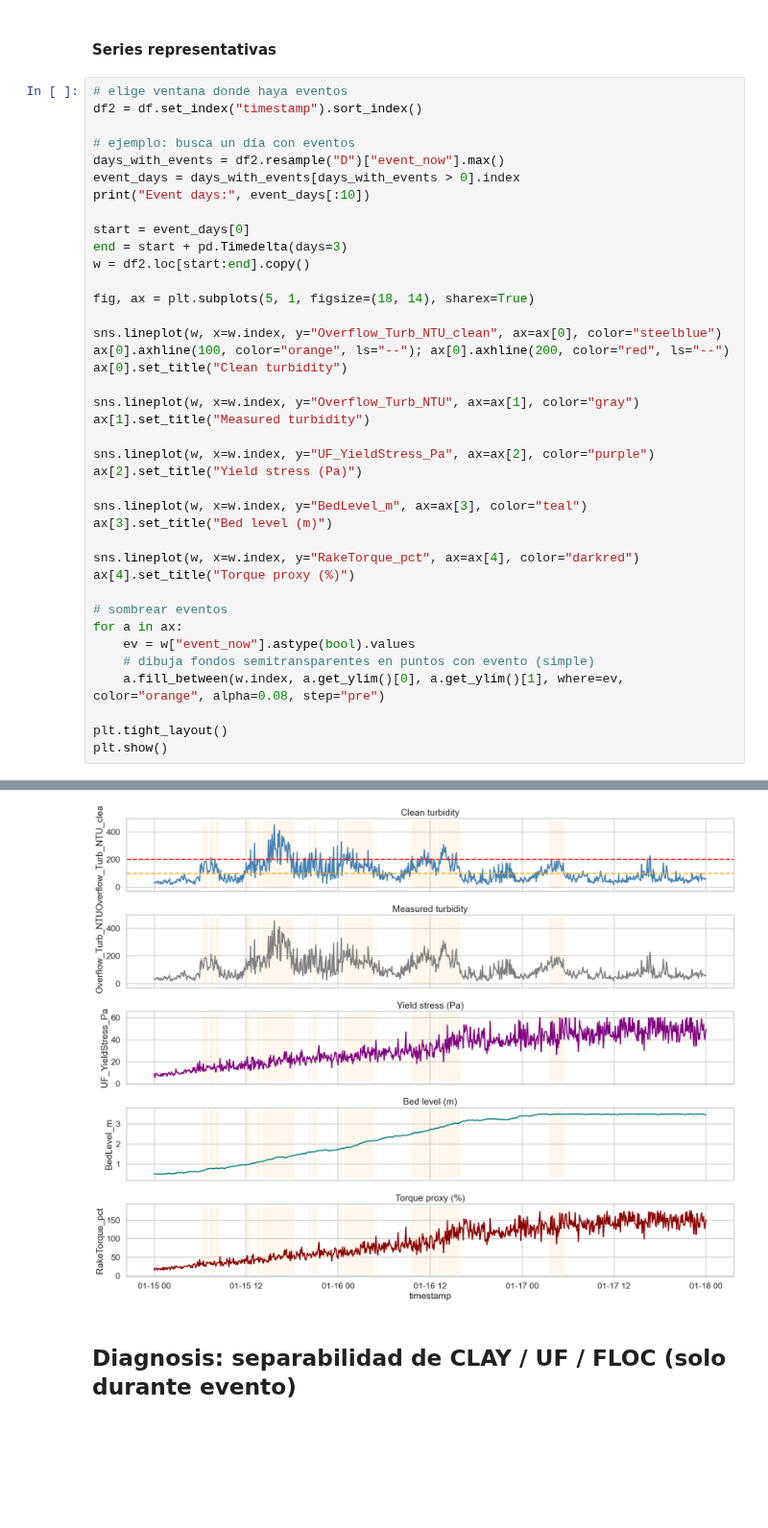
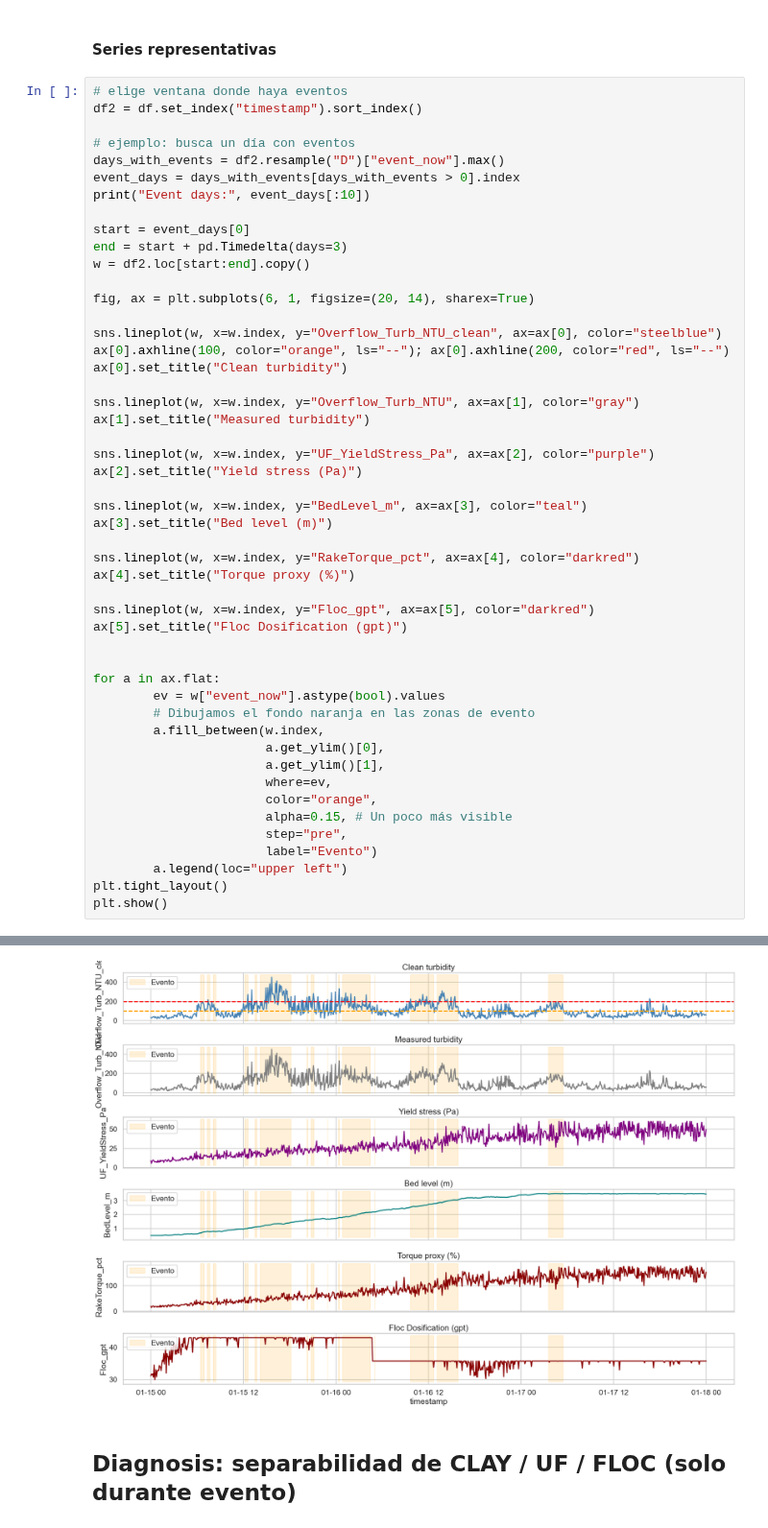
Before and after one commit to MatiasValenzuelaMunoz/Thickener-Water-Recovery-Sentinel-TWS, a Jupyter notebook: notebooks/01_eda.ipynb, the cells around one changed output, grey strips where cells are left out. Shown at 96% size. Saved outputs shown, nothing was run; the diff lists cells and outputs as text; blank space fills up the shorter version.

```diff
--- a/notebooks/01_eda.ipynb
+++ b/notebooks/01_eda.ipynb
@@ -106,40 +106,50 @@ print("Event days:", event_days[:10])
 
 start = event_days[0]
 end = start + pd.Timedelta(days=3)
 w = df2.loc[start:end].copy()
 
-fig, ax = plt.subplots(5, 1, figsize=(18, 14), sharex=True)
+fig, ax = plt.subplots(6, 1, figsize=(20, 14), sharex=True)
 
 sns.lineplot(w, x=w.index, y="Overflow_Turb_NTU_clean", ax=ax[0], color="steelblue")
 ax[0].axhline(100, color="orange", ls="--"); ax[0].axhline(200, color="red", ls="--")
 ax[0].set_title("Clean turbidity")
 
 sns.lineplot(w, x=w.index, y="Overflow_Turb_NTU", ax=ax[1], color="gray")
 ax[1].set_title("Measured turbidity")
 
 sns.lineplot(w, x=w.index, y="UF_YieldStress_Pa", ax=ax[2], color="purple")
 ax[2].set_title("Yield stress (Pa)")
 
 sns.lineplot(w, x=w.index, y="BedLevel_m", ax=ax[3], color="teal")
 ax[3].set_title("Bed level (m)")
 
 sns.lineplot(w, x=w.index, y="RakeTorque_pct", ax=ax[4], color="darkred")
 ax[4].set_title("Torque proxy (%)")
 
-# sombrear eventos
-for a in ax:
-    ev = w["event_now"].astype(bool).values
-    # dibuja fondos semitransparentes en puntos con evento (simple)
-    a.fill_between(w.index, a.get_ylim()[0], a.get_ylim()[1], where=ev, color="orange", alpha=0.08, step="pre")
+sns.lineplot(w, x=w.index, y="Floc_gpt", ax=ax[5], color="darkred")
+ax[5].set_title("Floc Dosification (gpt)")
 
+
+for a in ax.flat:
+        ev = w["event_now"].astype(bool).values
+        # Dibujamos el fondo naranja en las zonas de evento
+        a.fill_between(w.index,
+                       a.get_ylim()[0],
+                       a.get_ylim()[1],
+                       where=ev,
+                       color="orange",
+                       alpha=0.15, # Un poco más visible
+                       step="pre",
+                       label="Evento")
+        a.legend(loc="upper left")
 plt.tight_layout()
 plt.show()
 # %% [output]
 Event days: DatetimeIndex(['2026-01-15', '2026-01-16', '2026-01-17', '2026-01-18',
                '2026-01-19', '2026-01-20', '2026-01-21', '2026-01-22',
                '2026-01-23', '2026-01-24'],
               dtype='datetime64[us]', name='timestamp', freq=None)
-[figure, old version]
+[figure, new version]
 # %% [markdown]
 ## Diagnosis: separabilidad de CLAY / UF / FLOC (solo durante evento)
 # %% [markdown]
```
